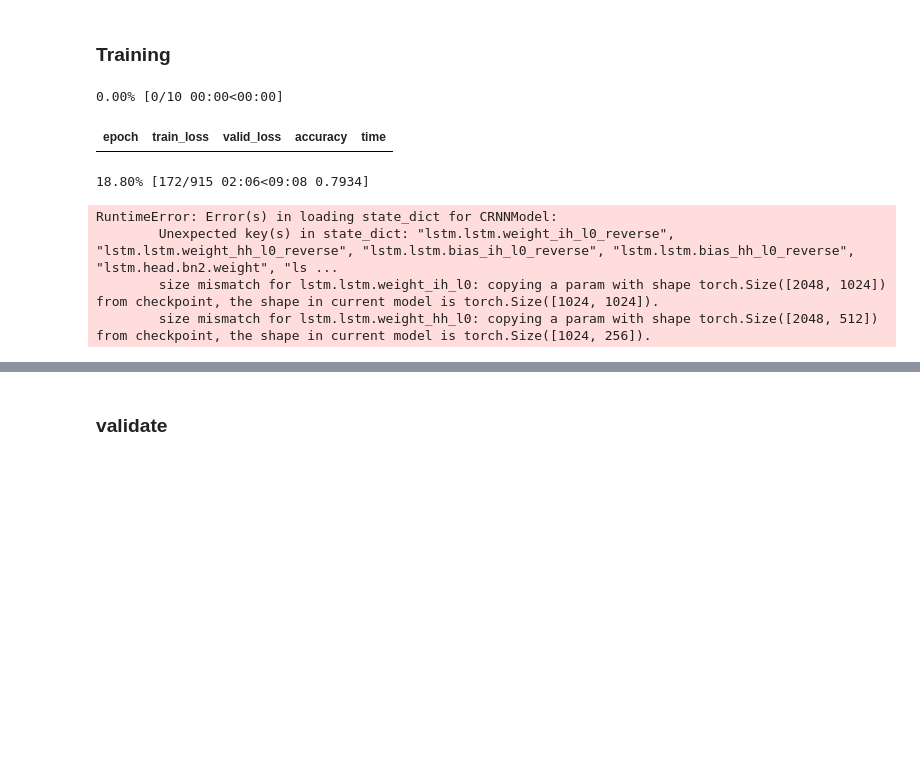
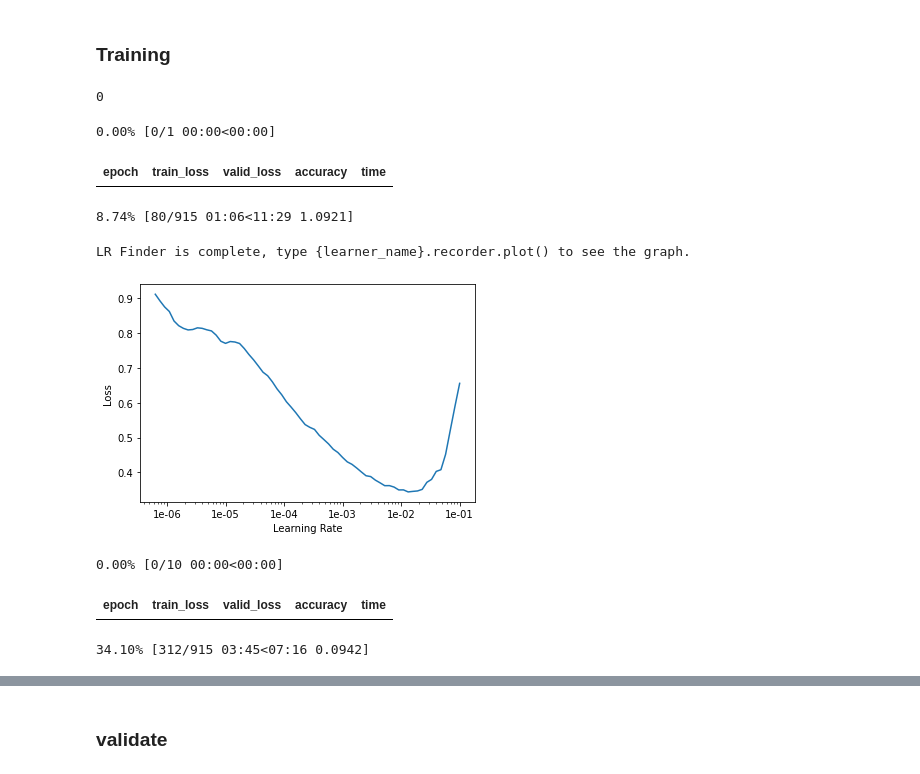
Before and after one commit to KeremTurgutlu/dfdc, a Jupyter notebook: nbs/22_multi_frame_model.ipynb, the cells around one changed output, grey strips where cells are left out. Cells and saved outputs as stored; diff of their text form; code cells hidden in the pictures; blank space fills up the shorter version.

```diff
--- a/nbs/22_multi_frame_model.ipynb
+++ b/nbs/22_multi_frame_model.ipynb
@@ -556,0 +462,24 @@ class CRNNModel(Module):
+# %%
+class Linear(Module):
+    def __init__(self, hidden_size, bidirectional, p=0.5, use_bn=True):
+        n_if = hidden_size*2 if bidirectional else hidden_size
+        self.bn1 = nn.BatchNorm1d(n_if)
+        self.dp1 = nn.Dropout(p)
+        self.lin1 = nn.Linear(n_if, 2, bias=False)
+        if use_bn: self.fc = nn.Sequential(self.bn1, self.dp1, self.lin1)
+        else: self.fc = nn.Sequential(self.dp1, self.lin1)
+
+    def forward(self, x): return self.fc(x)
+# %%
+class CRNNModel(Module):
+    def __init__(self, cnn, lstm, fc):
+        self.cnn = cnn
+        self.pool_flatten = PoolFlatten()
+        self.lstm = lstm
+        self.fc = fc
+
+    def forward(self, seq_lens, xb):
+        cnn_out = self.pool_flatten(self.cnn(xb))
+        cnn_out = cnn_out.view(-1, max_seq_len, 1024).contiguous()
+        lstm_out = self.lstm(seq_lens, cnn_out)
+        return self.fc(lstm_out)
@@ -562,11 +496,10 @@ learner = cnn_learner(data, model_fn, ps=0.7)
 learner.load("single_frame_final_resnet34")
 cnn = learner.model[:-1]
 del learner; gc.collect()
-
-lstm = LSTMClassifier(input_size=1024, hidden_size=256, bidirectional=False, num_layers=1, p=0.5)
-crnn_model = CRNNModel(cnn, lstm)
-learner = Learner(data, crnn_model)
-learner.to_fp16()
-learner.loss_func = CrossEntropyFlat()
-learner.metrics = [accuracy]
+# %% [output]
+0
+# %%
+lstm = LSTM(input_size=1024, hidden_size=512, bidirectional=True, num_layers=2, p=0.8)
+fc = Linear(hidden_size=512, bidirectional=True, p=0.8, use_bn=True)
+crnn_model = CRNNModel(cnn, lstm, fc)
 # %%
@@ -576,2 +512,0 @@ learner.freeze_to(1);
-# %%
-learner.train_bn = False
@@ -580,6 +513,12 @@ init_default(learner.model.lstm);
 # %%
-# learner.lr_find()
-# learner.recorder.plot()
+learner.lr_find()
+learner.recorder.plot()
+# %% [output]
+0.00% [0/1 00:00<00:00]
+| epoch | train_loss | valid_loss | accuracy | time |
+8.74% [80/915 01:06<11:29 1.0921]
+LR Finder is complete, type {learner_name}.recorder.plot() to see the graph.
+[figure, added]
 # %%
 early_stop_cb = EarlyStoppingCallback(learner,
                                       monitor='valid_loss',
@@ -590,13 +529,9 @@ save_model_cb = SaveModelCallback(learner,
                                   monitor='valid_loss',
                                   name='multi_frame_resnet_lstm')
 # %%
-lr=3e-3
+lr=5e-3
 learner.fit_one_cycle(10, slice(lr), callbacks=[early_stop_cb, save_model_cb])
 # %% [output]
 0.00% [0/10 00:00<00:00]
 | epoch | train_loss | valid_loss | accuracy | time |
-18.80% [172/915 02:06<09:08 0.7934]
+34.10% [312/915 03:45<07:16 0.0942]
-RuntimeError: Error(s) in loading state_dict for CRNNModel:
-        Unexpected key(s) in state_dict: "lstm.lstm.weight_ih_l0_reverse", "lstm.lstm.weight_hh_l0_reverse", "lstm.lstm.bias_ih_l0_reverse", "lstm.lstm.bias_hh_l0_reverse", "lstm.head.bn2.weight", "ls ...
-        size mismatch for lstm.lstm.weight_ih_l0: copying a param with shape torch.Size([2048, 1024]) from checkpoint, the shape in current model is torch.Size([1024, 1024]).
-        size mismatch for lstm.lstm.weight_hh_l0: copying a param with shape torch.Size([2048, 512]) from checkpoint, the shape in current model is torch.Size([1024, 256]).
```
Also changed, not shown: parts of 49 cells of this notebook, 2 other files.
